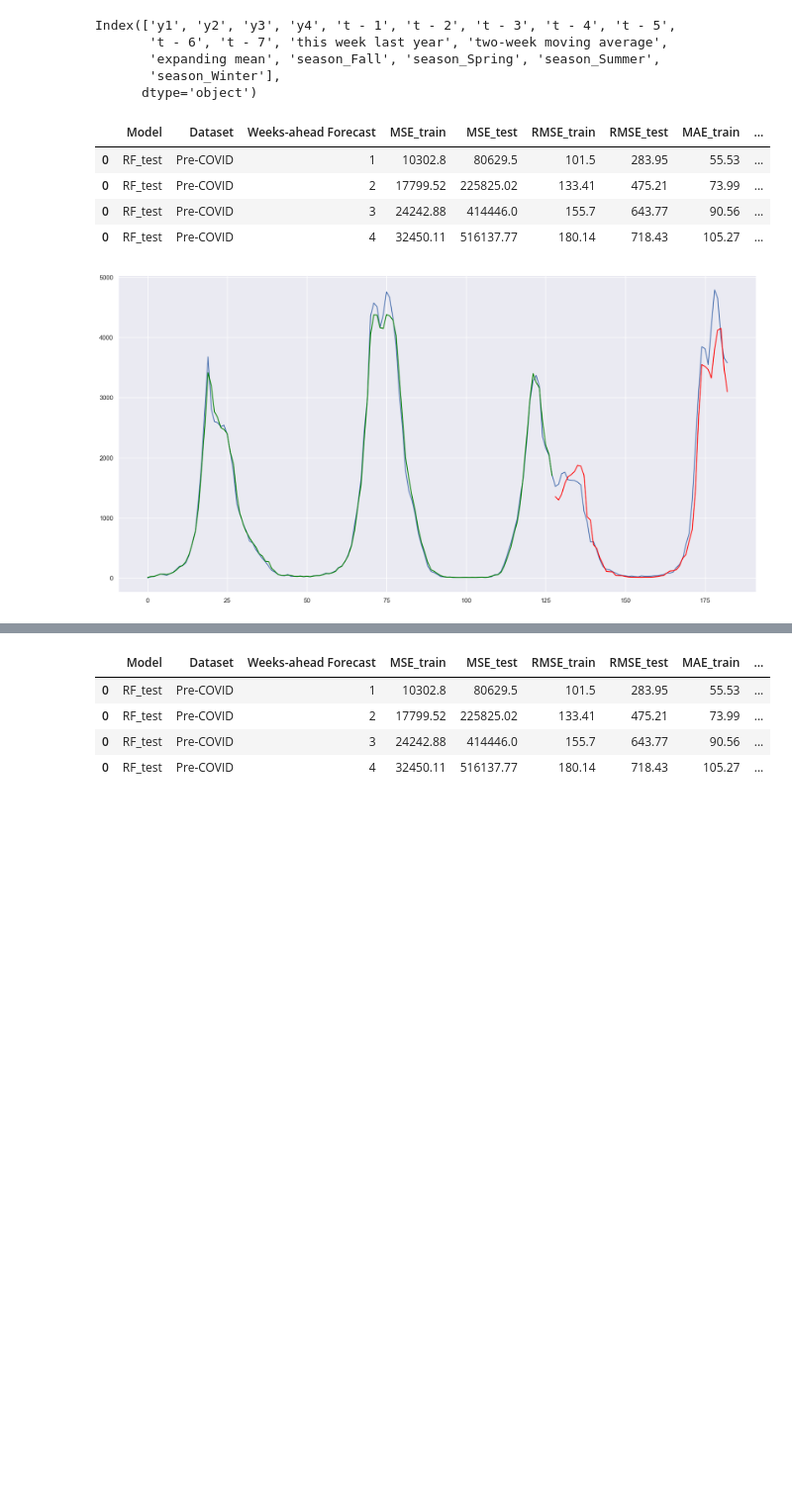
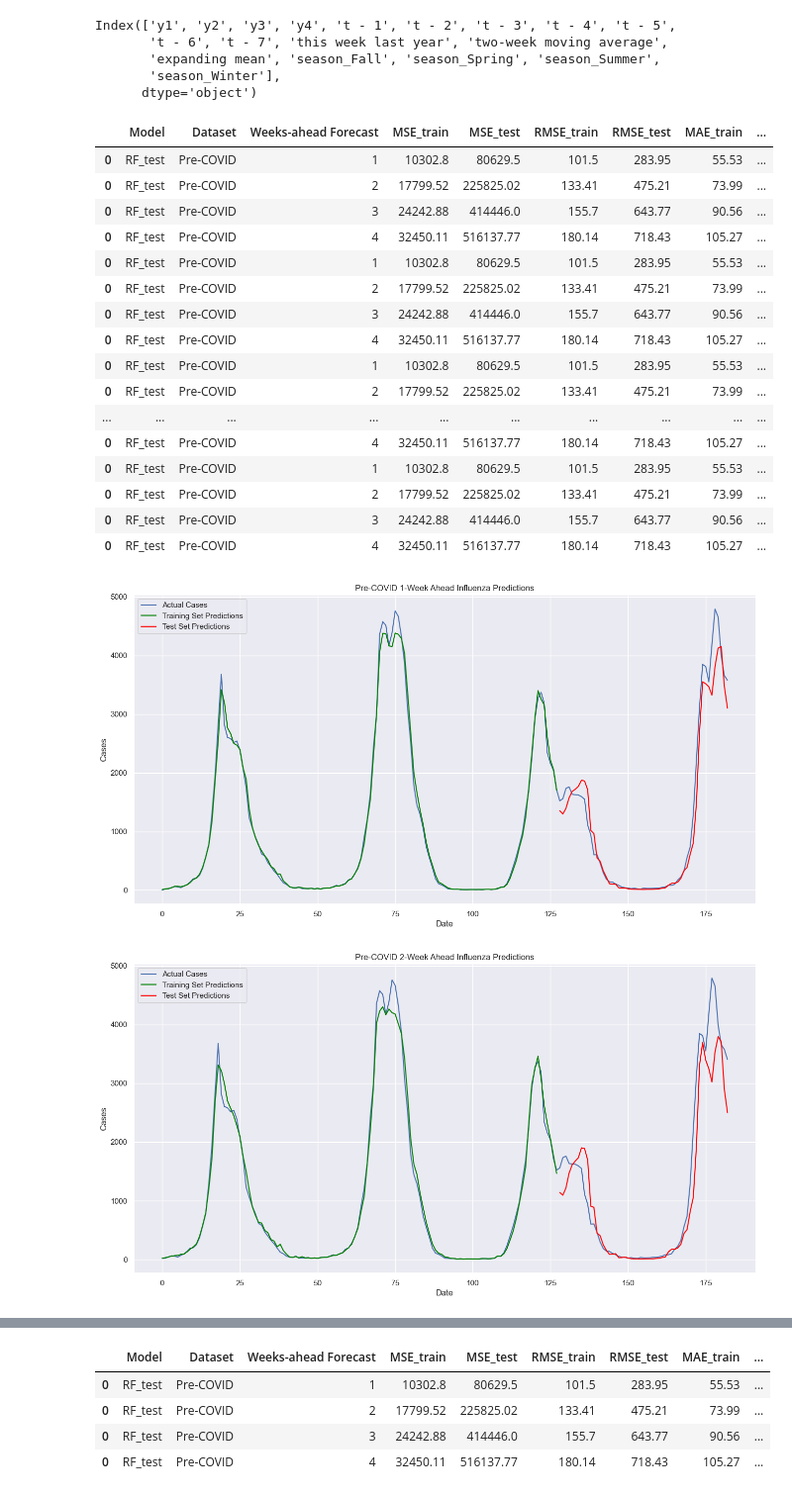
Before and after one commit to jess-moloney/LHL_final_project_influenza_forecasting, a Jupyter notebook: notebooks/Pipeline.ipynb, the cells around one changed output, grey strips where cells are left out. Shown at 99% size. Cells and saved outputs as stored; diff of their text form; code cells hidden in the pictures; blank space fills up the shorter version.

Commit message:
Update pipeline

```diff
--- a/notebooks/Pipeline.ipynb
+++ b/notebooks/Pipeline.ipynb
@@ -12,7 +12,7 @@ from sklearn.ensemble import RandomForestRegressor
 import matplotlib.pyplot as plt
 import seaborn as sns
 sns.set()
-plt.rcParams['figure.figsize'] = [20, 10]
+plt.rcParams['figure.figsize'] = [16,8]
 
 # evaluation
 from sklearn.metrics import mean_squared_error, mean_absolute_error, r2_score
@@ -74,51 +74,56 @@ features = train_X.columns
 # %%
 numeric_transform = Pipeline([('scaling', MinMaxScaler())])
 
 preprocessing = ColumnTransformer([('numeric', numeric_transform, ['t - 1', 't - 2', 't - 3', 't - 4', 't - 5',
        't - 6', 't - 7', 'this week last year', 'two-week moving average',
        'expanding mean'])])
 
 pipeline = Pipeline(steps=[('preprocessing', preprocessing),
                           ('model', RandomForestRegressor(random_state=2023))])
 
 pipeline.fit(train_X, train_y)
 
 preds_test = pipeline.predict(test_X)
 preds_test_df = pd.DataFrame(preds_test,columns=test_y.columns)
 preds_train = pipeline.predict(train_X)
 preds_train_df = pd.DataFrame(preds_train,columns=train_y.columns)
 
-# evaluate
-# r2 = pipeline.score(test_X, test_y)
-# print(f'Test set r^2: {r2}')
-
-# MSE_train = round(mean_squared_error(train_y['y1'], preds_train_df['y1']),3)
-# RMSE_train = round(mean_squared_error(train_y['y1'], preds_train_df['y1'], squared=False),3)
-# MAE_train = round(mean_absolute_error(train_y['y1'], preds_train_df['y1']),3)
-# print(f'MSE_train: {MSE_train}')
-# print(f'RMSE_train: {RMSE_train}')
-# print(f'MAE_train: {MAE_train}')
-
-# MSE_test = round(mean_squared_error(test_y['y1'], preds_test_df['y1']),3)
-# RMSE_test = round(mean_squared_error(test_y['y1'], preds_test_df['y1'], squared=False),3)
-# MAE_test = round(mean_absolute_error(test_y['y1'], preds_test_df['y1']),3)
-# print(f'MSE_test: {MSE_test}')
-# print(f'RMSE_test: {RMSE_test}')
-# print(f'MAE_test: {MAE_test}')
+dataset = 'Pre-COVID'
 
 for i in range(1,5):
-    results_matrix = evaluate_model(train=train_y, test=test_y, preds_train=preds_train, preds_test=preds_test, dataset='Pre-COVID', forecast_weeks=i, model='RF_test')
+    results_matrix = evaluate_model(train=train_y, test=test_y, preds_train=preds_train, preds_test=preds_test, dataset=dataset, forecast_weeks=i, model='RF_test')
 
 # plot
-plt.plot(df_time_features_pre_COVID.index, df_time_features_pre_COVID['y1'].values)
-plt.plot(df_time_features_pre_COVID.index[:train_size], preds_train_df['y1'], color='green')
-plt.plot(df_time_features_pre_COVID.index[train_size:], preds_test_df['y1'], color='red')
+week = 1
+for target in preds_train_df.columns:
+    plt.figure()
+    plt.plot(df_time_features_pre_COVID.index, df_time_features_pre_COVID[target].values, label='Actual Cases')
+    plt.plot(df_time_features_pre_COVID.index[:train_size], preds_train_df[target], color='green', label='Training Set Predictions')
+    plt.plot(df_time_features_pre_COVID.index[train_size:], preds_test_df[target], color='red', label='Test Set Predictions')
+    plt.title(f'{dataset} {week}-Week Ahead Influenza Predictions')
+    plt.xlabel('Date')
+    plt.ylabel('Cases')
+    plt.legend()
+    week += 1
 
 results_matrix
 # %% [output]
 |  | Model | Dataset | Weeks-ahead Forecast | MSE_train | MSE_test | RMSE_train | RMSE_test | MAE_train | ... |
 | 0 | RF_test | Pre-COVID | 1 | 10302.8 | 80629.5 | 101.5 | 283.95 | 55.53 | ... |
 | 0 | RF_test | Pre-COVID | 2 | 17799.52 | 225825.02 | 133.41 | 475.21 | 73.99 | ... |
 | 0 | RF_test | Pre-COVID | 3 | 24242.88 | 414446.0 | 155.7 | 643.77 | 90.56 | ... |
 | 0 | RF_test | Pre-COVID | 4 | 32450.11 | 516137.77 | 180.14 | 718.43 | 105.27 | ... |
+| 0 | RF_test | Pre-COVID | 1 | 10302.8 | 80629.5 | 101.5 | 283.95 | 55.53 | ... |
+| 0 | RF_test | Pre-COVID | 2 | 17799.52 | 225825.02 | 133.41 | 475.21 | 73.99 | ... |
+| 0 | RF_test | Pre-COVID | 3 | 24242.88 | 414446.0 | 155.7 | 643.77 | 90.56 | ... |
+| 0 | RF_test | Pre-COVID | 4 | 32450.11 | 516137.77 | 180.14 | 718.43 | 105.27 | ... |
+| 0 | RF_test | Pre-COVID | 1 | 10302.8 | 80629.5 | 101.5 | 283.95 | 55.53 | ... |
+| 0 | RF_test | Pre-COVID | 2 | 17799.52 | 225825.02 | 133.41 | 475.21 | 73.99 | ... |
+| ... | ... | ... | ... | ... | ... | ... | ... | ... | ... |
+| 0 | RF_test | Pre-COVID | 4 | 32450.11 | 516137.77 | 180.14 | 718.43 | 105.27 | ... |
+| 0 | RF_test | Pre-COVID | 1 | 10302.8 | 80629.5 | 101.5 | 283.95 | 55.53 | ... |
+| 0 | RF_test | Pre-COVID | 2 | 17799.52 | 225825.02 | 133.41 | 475.21 | 73.99 | ... |
+| 0 | RF_test | Pre-COVID | 3 | 24242.88 | 414446.0 | 155.7 | 643.77 | 90.56 | ... |
+| 0 | RF_test | Pre-COVID | 4 | 32450.11 | 516137.77 | 180.14 | 718.43 | 105.27 | ... |
-[figure, old version]
+[figure, new version]
+[figure, added]
```
Also changed, not shown: parts of 2 cells of this notebook, 1 other file.
